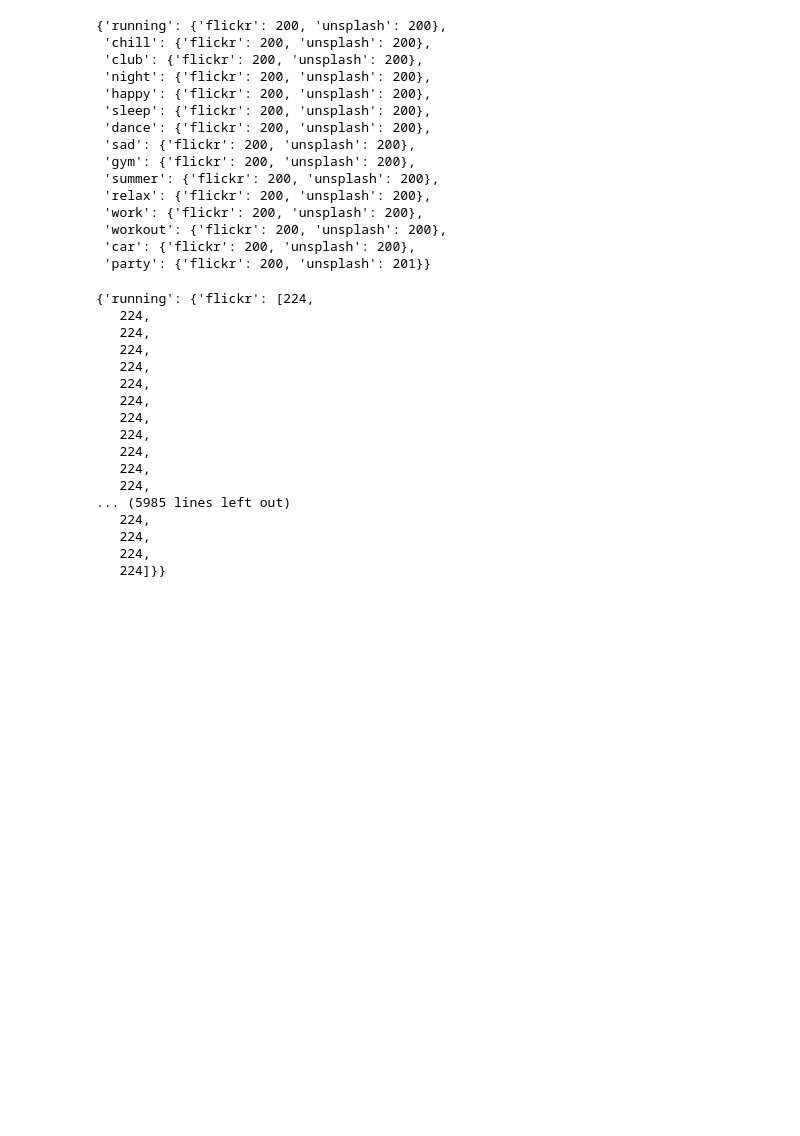
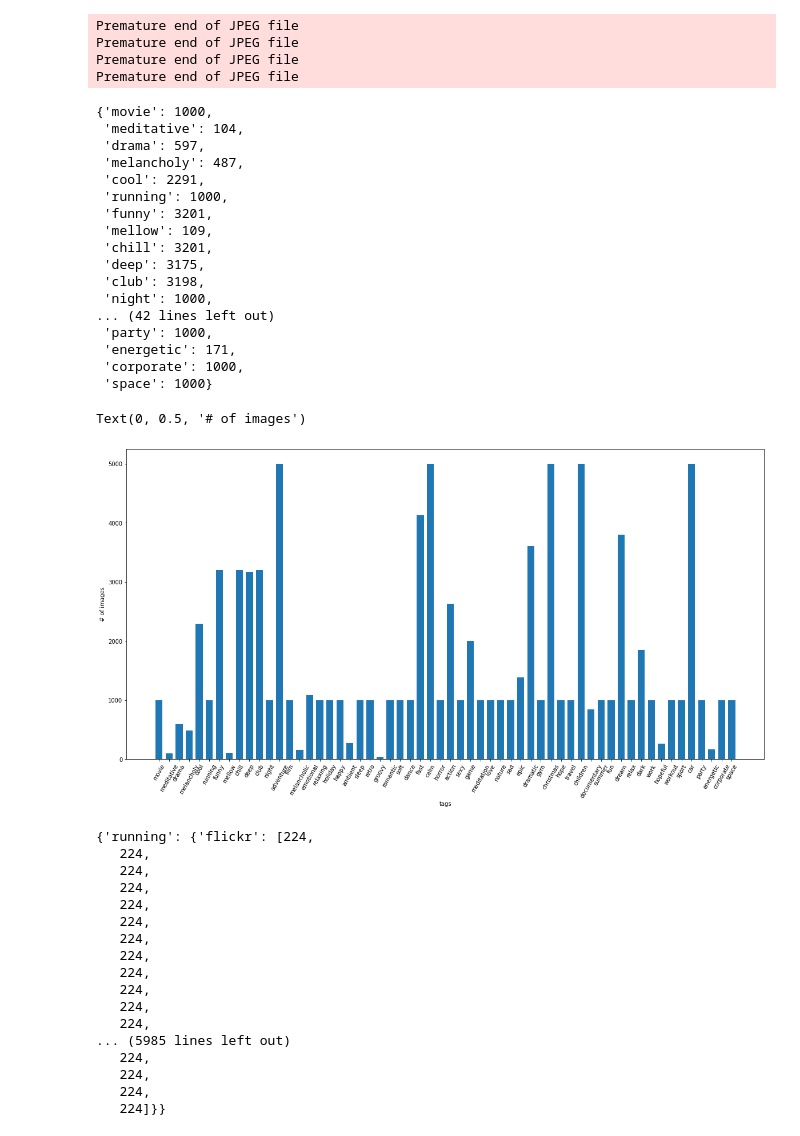
Before and after one commit to jnwnlee/thumbnailDataset, a Jupyter notebook: notebook/data_eda_crawl_unsplash.ipynb, the cells around one changed output. Cells and saved outputs as stored; diff of their text form; code cells hidden in the pictures; blank space fills up the shorter version.

```diff
--- a/data_eda_crawl.ipynb
+++ b/notebook/data_eda_crawl_unsplash.ipynb
@@ -75,41 +75,54 @@ def all_files(path):
 
     return sizes
 
-dataset_path = '/home/thumbnailDataset_test_resize'# '/media/daftpunk2/home/seungheon/thumbnailDataset_test/'
+dataset_path = '/home/thumbnailDataset/ImageCrawler/download/'# '/media/daftpunk2/home/seungheon/thumbnailDataset_test/'
 dict_num_files = {}
 dict_file_sizes = {}
 
 for keyword_dir in tqdm(all_dirs(dataset_path)):
     n_files = {}
     file_sizes = {}
-    site_dirs = all_dirs(keyword_dir)
-    site_dirs.sort()
-    for site_dir in site_dirs:
-        sizes_list = all_files(site_dir)
-        n_files[site_dir.split('/')[-1]] = len(sizes_list)
-        file_sizes[site_dir.split('/')[-1]] = sizes_list
-    dict_num_files[keyword_dir.split('/')[-1]] = n_files
-    dict_file_sizes[keyword_dir.split('/')[-1]] = file_sizes
+    sizes_list = all_files(keyword_dir)
+    dict_num_files[keyword_dir.split('/')[-1]] = len(sizes_list)
+    dict_file_sizes[keyword_dir.split('/')[-1]] = sizes_list
 #     for k, v in file_sizes.items():
 #         dict_file_sizes[(keyword_dir.split('\\')[-1], k)] = v
+# %% [output]
+Premature end of JPEG file
+Premature end of JPEG file
+Premature end of JPEG file
+Premature end of JPEG file
 # %%
 dict_num_files
 # %% [output]
-{'running': {'flickr': 200, 'unsplash': 200},
- 'chill': {'flickr': 200, 'unsplash': 200},
- 'club': {'flickr': 200, 'unsplash': 200},
- 'night': {'flickr': 200, 'unsplash': 200},
- 'happy': {'flickr': 200, 'unsplash': 200},
- 'sleep': {'flickr': 200, 'unsplash': 200},
- 'dance': {'flickr': 200, 'unsplash': 200},
- 'sad': {'flickr': 200, 'unsplash': 200},
- 'gym': {'flickr': 200, 'unsplash': 200},
- 'summer': {'flickr': 200, 'unsplash': 200},
- 'relax': {'flickr': 200, 'unsplash': 200},
- 'work': {'flickr': 200, 'unsplash': 200},
- 'workout': {'flickr': 200, 'unsplash': 200},
- 'car': {'flickr': 200, 'unsplash': 200},
- 'party': {'flickr': 200, 'unsplash': 201}}
+{'movie': 1000,
+ 'meditative': 104,
+ 'drama': 597,
+ 'melancholy': 487,
+ 'cool': 2291,
+ 'running': 1000,
+ 'funny': 3201,
+ 'mellow': 109,
+ 'chill': 3201,
+ 'deep': 3175,
+ 'club': 3198,
+ 'night': 1000,
+... (42 lines left out)
+ 'party': 1000,
+ 'energetic': 171,
+ 'corporate': 1000,
+ 'space': 1000}
+# %%
+# df_unsplash = pd.DataFramdict_num_files_dict(dict_num_files)
+# df_unsplash.plot(kind="bar", figsize=(15, 8), fontsize=15, width=0.7)
+plt.figure(figsize=(20,10))
+plt.bar(dict_num_files.keys(), dict_num_files.values(), width=0.7) # figsize=(20,10),
+plt.xticks(rotation=60)
+plt.xlabel('tags')
+plt.ylabel('# of images')
+# %% [output]
+Text(0, 0.5, '# of images')
+[figure, added]
 # %%
 dict_file_sizes
 # %% [output]
```
Also changed, not shown: 3 other files.
